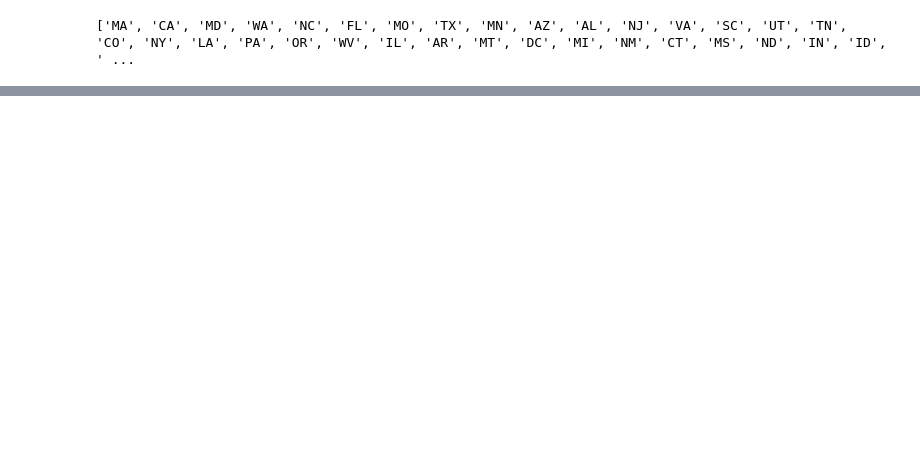
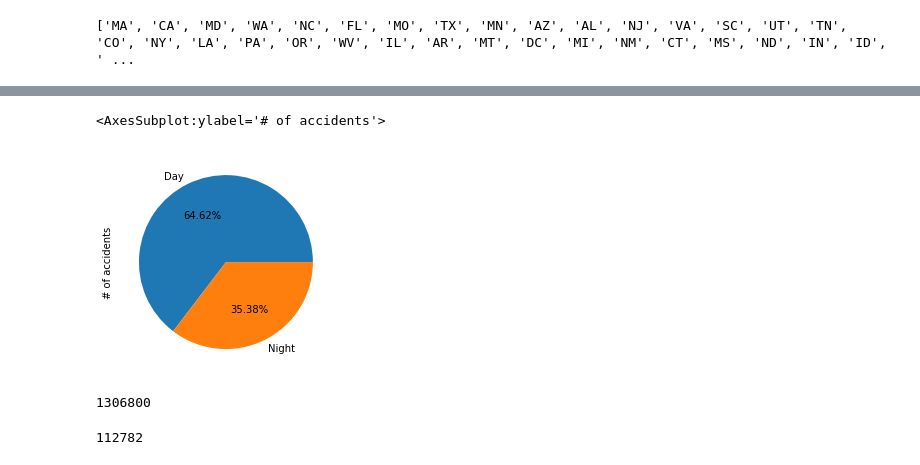
Before and after one commit to jonkwiatkowski/US-Traffic-Accident-Analysis, a Jupyter notebook: Analysis.ipynb, the cells around one changed output, grey strips where cells are left out. Saved outputs shown, nothing was run; the diff lists cells and outputs as text; code cells hidden in the pictures; blank space fills up the shorter version.

```diff
--- a/Analysis.ipynb
+++ b/Analysis.ipynb
@@ -123,0 +202,6 @@ fig
+# %%
+daynight = accident_data[["Sunrise_Sunset","# of accidents"]].groupby("Sunrise_Sunset").count()
+daynight.plot.pie(y = "# of accidents", legend = False, autopct = "%1.2f%%")
+# %% [output]
+<AxesSubplot:ylabel='# of accidents'>
+[figure, added]
@@ -123,0 +214,8 @@ fig
+# %%
+none["# of accidents"]
+# %% [output]
+1306800
+# %%
+crosswalk["Crossing"]
+# %% [output]
+112782
```
Also changed, not shown: parts of 14 cells of this notebook.
